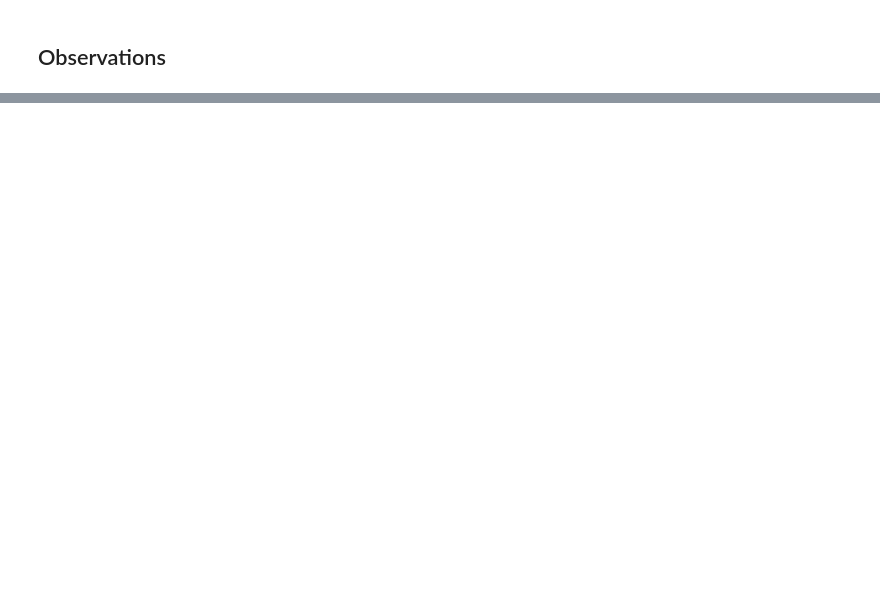
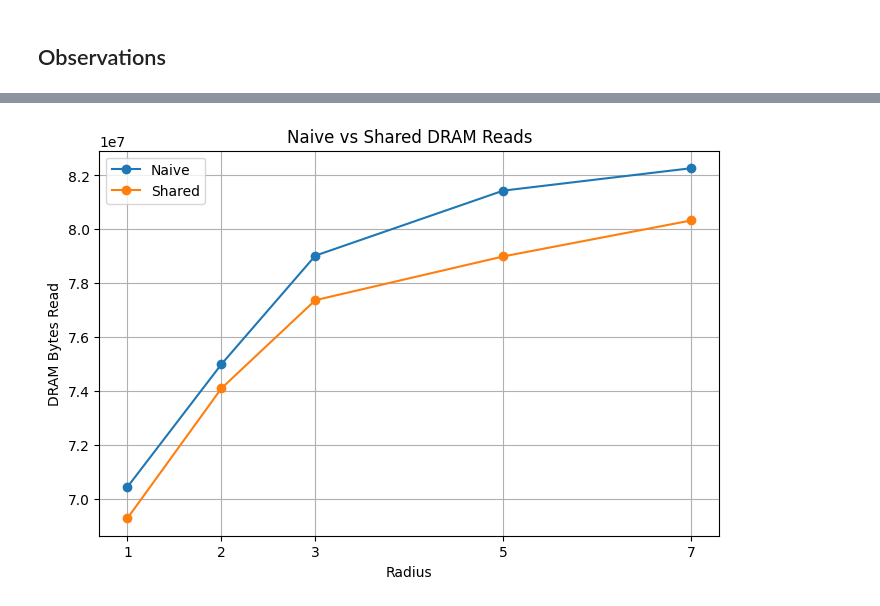
Before and after one commit to mematcha/gpumode-projects-notebook, a Jupyter notebook: 02_Labs/Lecture 2/Question 4/Mean Filter With and Without Shared Memory.ipynb, the cells around one changed output, grey strips where cells are left out. Cells and saved outputs as stored; diff of their text form; code cells hidden in the pictures; blank space fills up the shorter version.

```diff
--- a/02_Labs/Lecture 2/Question 4/Mean Filter With and Without Shared Memory.ipynb
+++ b/02_Labs/Lecture 2/Question 4/Mean Filter With and Without Shared Memory.ipynb
@@ -411,0 +936,27 @@ naive_time, shared_time
+# %%
+plt.figure(figsize=(8, 5))
+
+plt.plot(
+    naive["radius"],
+    naive[DRAM_READ],
+    marker="o",
+    label="Naive"
+)
+
+plt.plot(
+    shared["radius"],
+    shared[DRAM_READ],
+    marker="o",
+    label="Shared"
+)
+
+plt.xlabel("Radius")
+plt.ylabel("DRAM Bytes Read")
+plt.title("Naive vs Shared DRAM Reads")
+
+plt.xticks(sorted(df["radius"].unique()))
+plt.grid(True)
+plt.legend()
+plt.show()
+# %% [output]
+[figure, added]
```
Also changed, not shown: parts of 23 cells of this notebook, 2 other files.
